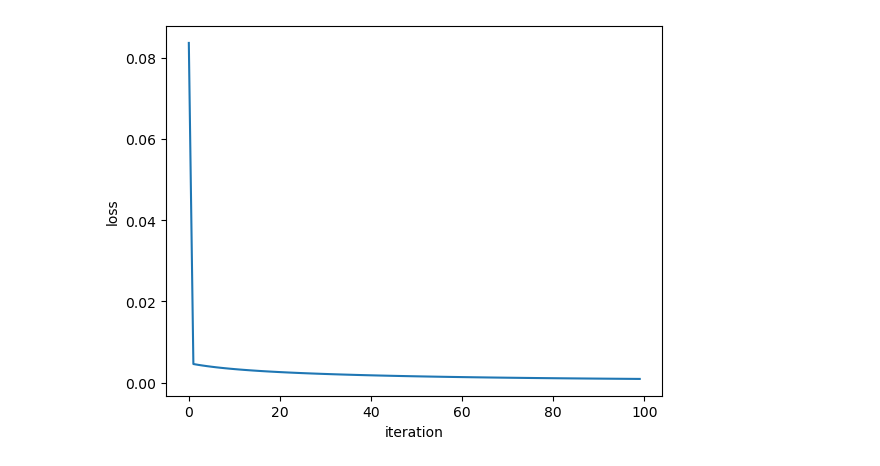
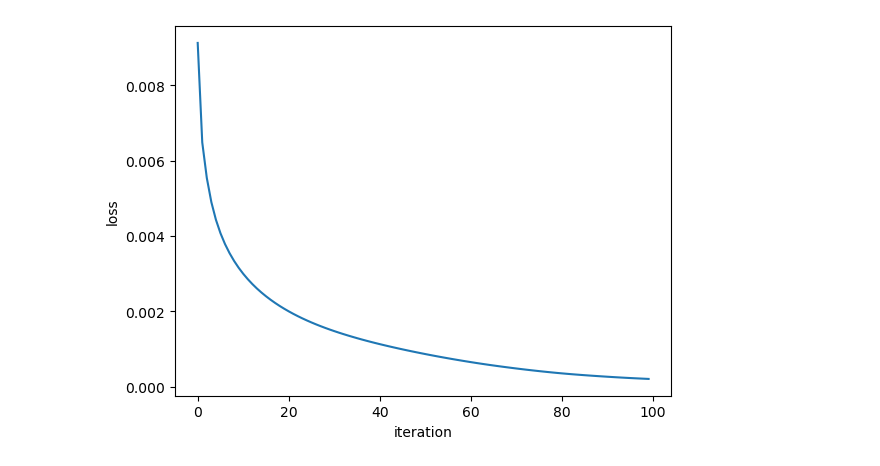
Before and after one commit to mohamedfouadhanani/deep-learning-framework, a Jupyter notebook: examples/linear_regression.ipynb, the cells around one changed output. Saved outputs shown, nothing was run; the diff lists cells and outputs as text; code cells hidden in the pictures.

```diff
--- a/examples/linear_regression.ipynb
+++ b/examples/linear_regression.ipynb
@@ -17,5 +15,5 @@ from dl.optimizers import MiniBatchGradientDescent
 # %%
-m, n = 1000, 1
+m, n = 2000, 1
 inputs = np.random.randn(m, n)
 outputs = 2 * inputs + 1
 # %%
@@ -65,11 +59,13 @@ optimizer = MiniBatchGradientDescent(batch_size, learning_rate)
+# %%
+optimizer = StochasticGradientDescent(learning_rate, batch_size)
 # %%
 model.compile(loss, optimizer)
 # %%
-history = model.optimize(inputs_train, outputs_train, n_epochs, verbose=False)
+history = model.optimize(inputs_train, outputs_train, n_epochs, verbose=False, inputs_val=inputs_val, outputs_val=outputs_val)
 # %%
-plt.plot(list(range(len(history["losses"]))), history["losses"])
+plt.plot(list(range(len(history["train_losses"]))), history["train_losses"])
 plt.xlabel("iteration")
 plt.ylabel("loss")
 plt.show()
 # %% [output]
-[figure, old version]
+[figure, new version]
```
Also changed, not shown: parts of 6 cells of this notebook, 12 other files.
